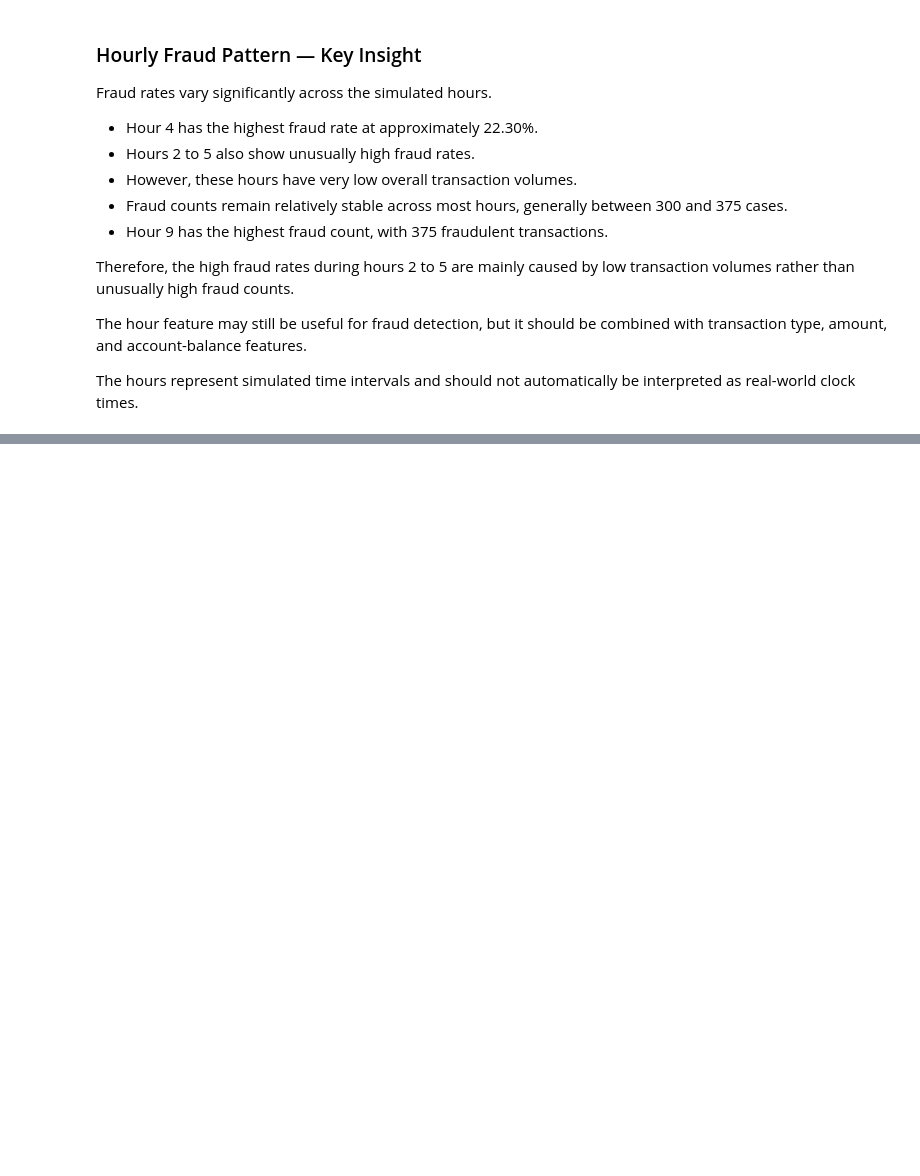
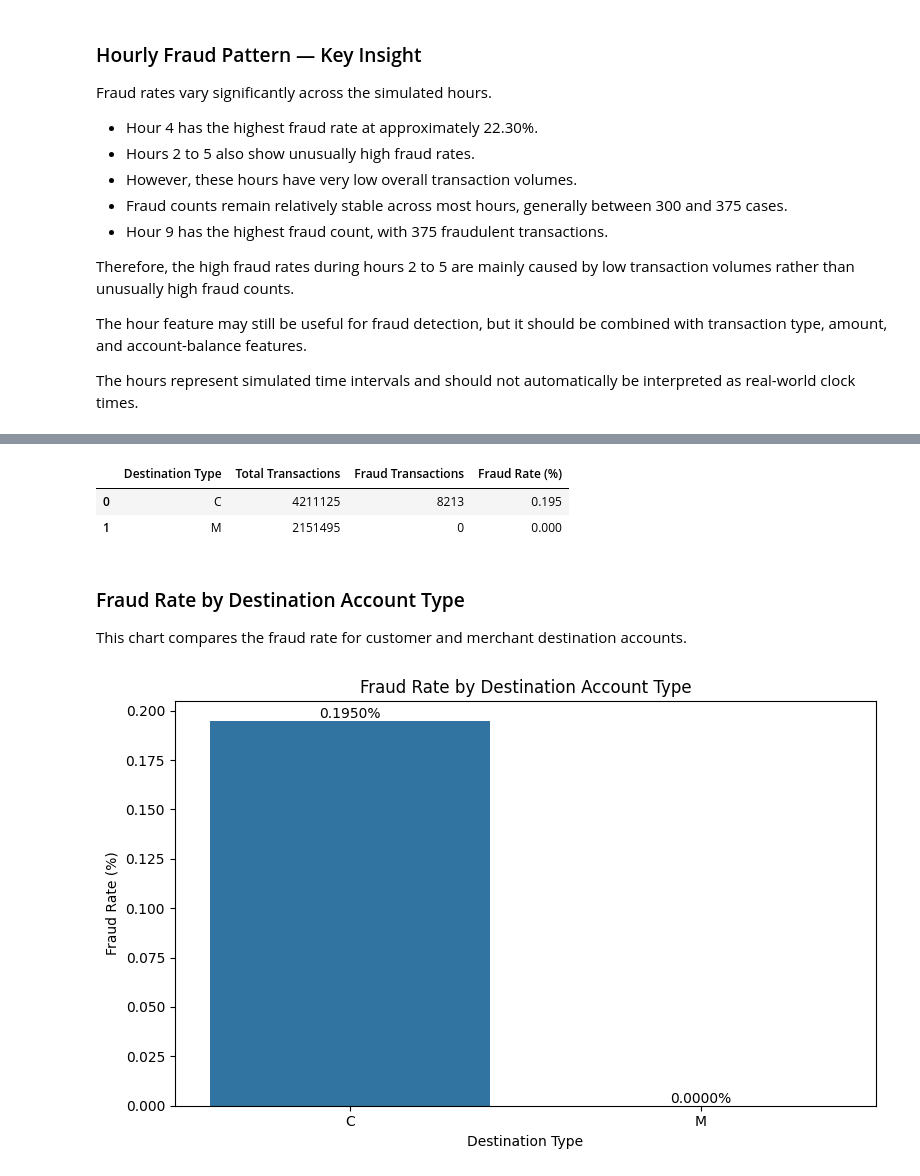
Before and after one commit to vedu13/paysim-fraud-detection, a Jupyter notebook: notebooks/02_exploratory_data_analysis.ipynb, the cells around one changed output, grey strips where cells are left out. Saved outputs shown, nothing was run; the diff lists cells and outputs as text; code cells hidden in the pictures; blank space fills up the shorter version.

```diff
--- a/notebooks/02_exploratory_data_analysis.ipynb
+++ b/notebooks/02_exploratory_data_analysis.ipynb
@@ -795,0 +823,48 @@ The hours represent simulated time intervals and should not automatically be int
+# %%
+fraud_by_destination = (
+    df.groupby("destination_type")["isFraud"]
+    .agg(["count", "sum"])
+    .reset_index()
+)
+
+fraud_by_destination.columns = [
+    "Destination Type",
+    "Total Transactions",
+    "Fraud Transactions"
+]
+
+fraud_by_destination["Fraud Rate (%)"] = (
+    fraud_by_destination["Fraud Transactions"]
+    / fraud_by_destination["Total Transactions"]
+    * 100
+).round(4)
+
+fraud_by_destination
+# %% [output]
+|  | Destination Type | Total Transactions | Fraud Transactions | Fraud Rate (%) |
+| 0 | C | 4211125 | 8213 | 0.195 |
+| 1 | M | 2151495 | 0 | 0.000 |
+# %% [markdown]
+### Fraud Rate by Destination Account Type
+
+This chart compares the fraud rate for customer and merchant destination accounts.
+# %%
+plt.figure(figsize=(8, 5))
+
+ax = sns.barplot(
+    data=fraud_by_destination,
+    x="Destination Type",
+    y="Fraud Rate (%)"
+)
+
+plt.title("Fraud Rate by Destination Account Type")
+plt.xlabel("Destination Type")
+plt.ylabel("Fraud Rate (%)")
+
+for container in ax.containers:
+    ax.bar_label(container, fmt="%.4f%%")
+
+plt.tight_layout()
+plt.show()
+# %% [output]
+[figure, added]
```
Also changed, not shown: parts of 12 cells of this notebook.
